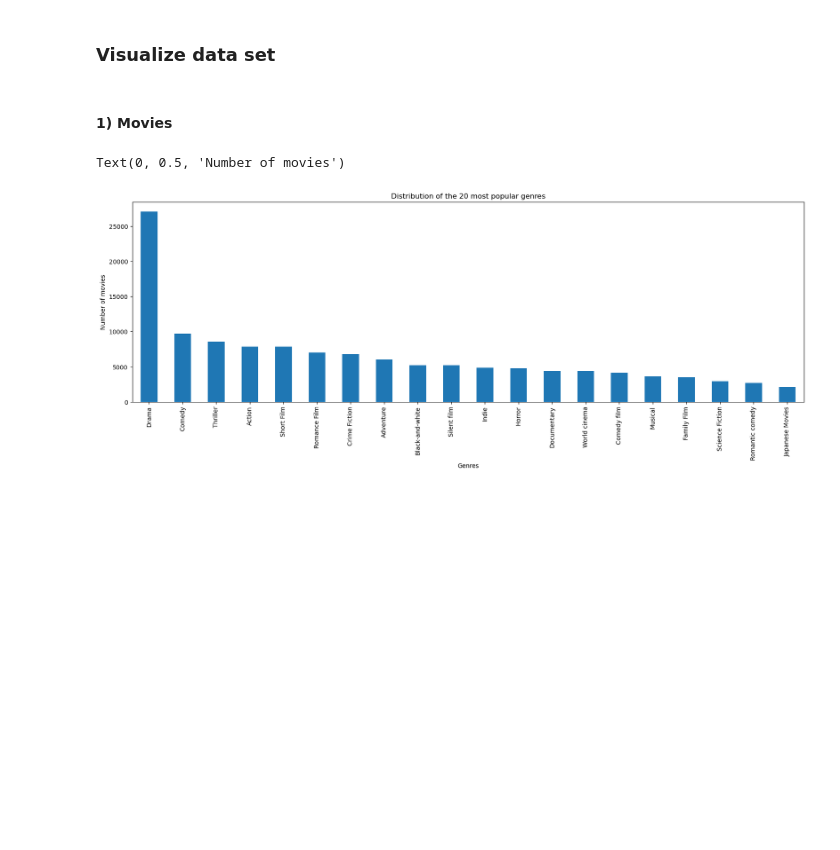
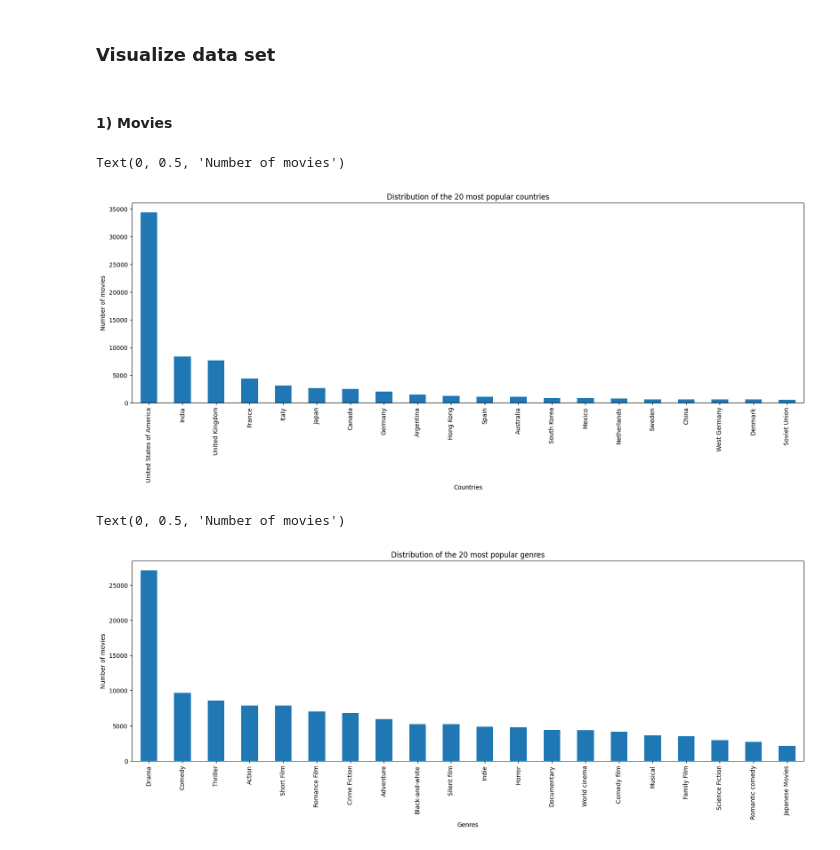
Before and after one commit to epfl-ada/ada-2023-project-yamal, a Jupyter notebook: Projet_step_1.ipynb, the cells around one changed output. Cells and saved outputs as stored; diff of their text form; code cells hidden in the pictures; blank space fills up the shorter version.

```diff
--- a/Projet_step_1.ipynb
+++ b/Projet_step_1.ipynb
@@ -154,6 +189,19 @@ movies['Movie_countries'] = movies['Movie_countries'].apply(lambda x: np.nan if
 ### Visualize data set
 # %% [markdown]
 #### 1) Movies
+# %%
+countries = movies[['Movie_country_1', 'Movie_country_2', 'Movie_country_3']].apply(pd.Series.value_counts).sum(axis=1)
+# %%
+top20_countries = countries.sort_values(ascending = False)[:20]
+# %%
+plt.figure(figsize=(20,6))
+top20_countries.plot.bar()
+plt.title("Distribution of the 20 most popular countries")
+plt.xlabel('Countries')
+plt.ylabel('Number of movies')
+# %% [output]
+Text(0, 0.5, 'Number of movies')
+[figure, added]
 # %%
 genres = movies[['Movie_genre_1', 'Movie_genre_2', 'Movie_genre_3']].apply(pd.Series.value_counts).sum(axis=1)
 # %%
```
Also changed, not shown: parts of 17 cells of this notebook.
